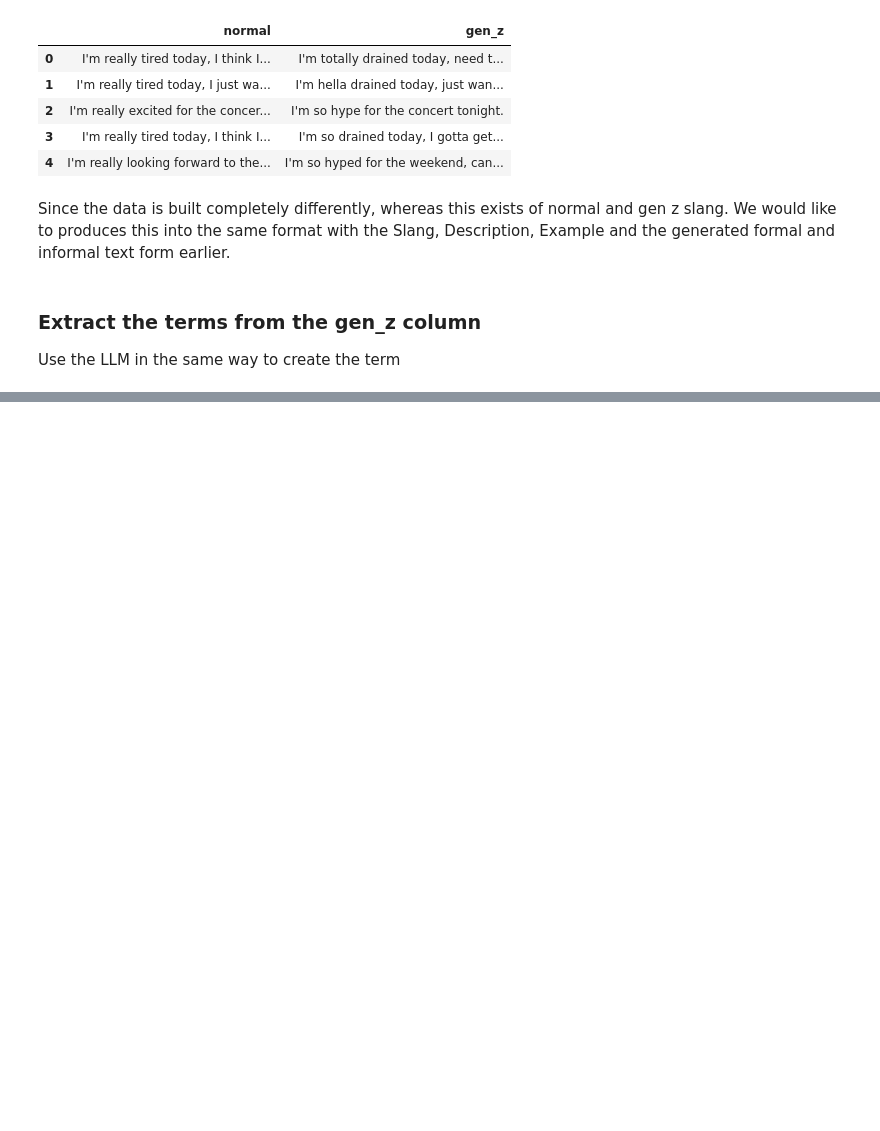
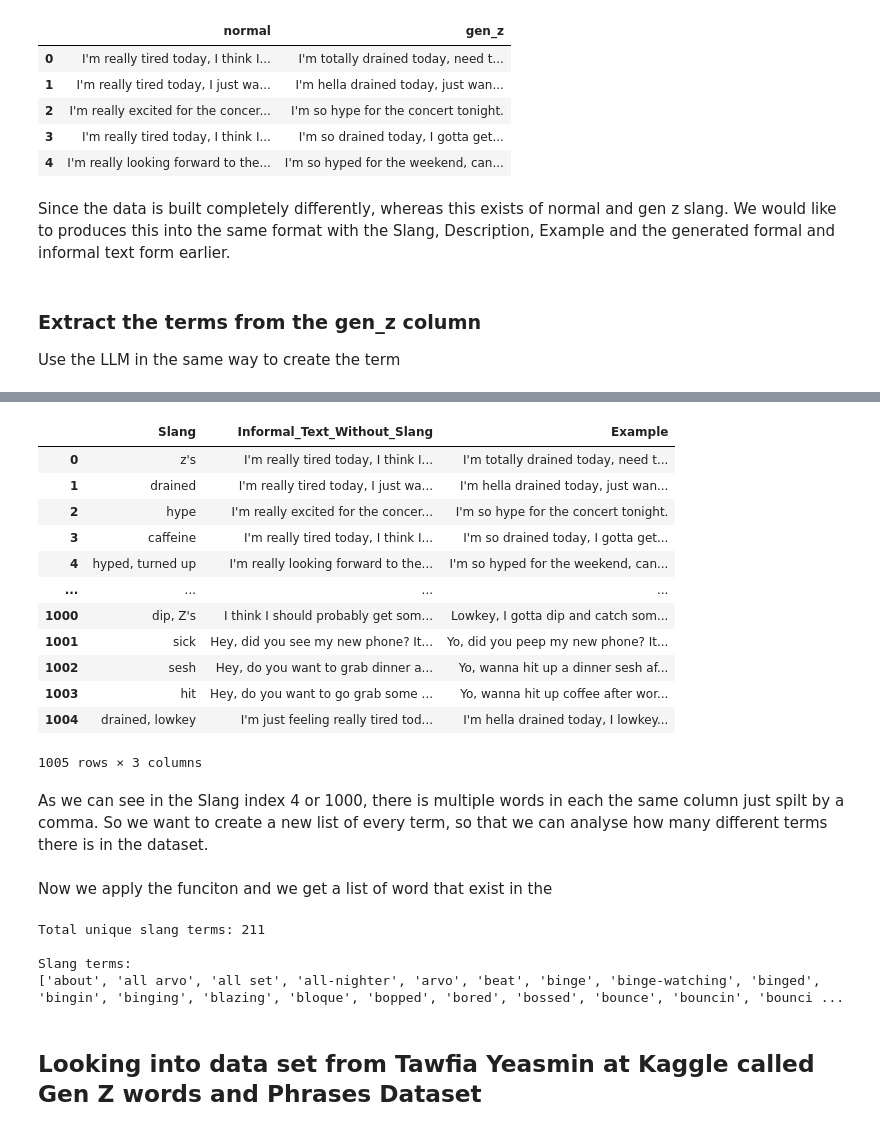
Before and after one commit to au-nlp/project-milestone-p2-group1, a Jupyter notebook: scripts/Data_Creation.ipynb, the cells around one changed output, grey strips where cells are left out. Saved outputs shown, nothing was run; the diff lists cells and outputs as text; code cells hidden in the pictures; blank space fills up the shorter version.

```diff
--- a/scripts/Data_Creation.ipynb
+++ b/scripts/Data_Creation.ipynb
@@ -75,0 +28,4 @@ def normalize_slang(example, slang, description, normal_text=""):
+# %%
+client = LLMClient()
+analyser = SlangAnalyzer()
+basepath = "../Data/"
@@ -287,8 +84,8 @@ KeyboardInterrupt
 # %%
-df_p = pd.DataFrame(dataset_pairs['train'])
+df_pairs = pd.DataFrame(dataset_pairs['train'])
 #df_p.set_index(['normal', 'gen_z'], inplace=True)
 #df_p.reset_index()
-df_p.head(5)
+df_pairs.head(5)
 # %% [output]
 |  | normal | gen_z |
 | 0 | I'm really tired today, I think I... | I'm totally drained today, need t... |
@@ -301,3 +98,21 @@ Since the data is built completely differently, whereas this exists of normal an
 # %% [markdown]
 ### Extract the terms from the gen_z column
 Use the LLM in the same way to create the term
+# %%
+prompt_extract = """You are a language refinement expert. You are extracting the slang term from the sentence.
+
+Requirements:
+- Provide ONLY the slang term with no explanations, quotes, or parentheses. It is only allowed to give me slang word in the sentence.
+- Output only UTF-8 text characters (no emojis or special symbols)
+- Do not include any meta-commentary about the task
+- Do not include any meta-commentary about the word
+
+Original text: {gen_z}
+
+Rewritten version:"""
+
+df_pairs = client.batch_process(
+    df_pairs,
+    prompt_template=prompt_extract,
+    output_column="Slang"
+)
@@ -303,0 +130,28 @@ Use the LLM in the same way to create the term
+# %%
+# Reorder the columns and rename them so they align more with MLBtrio dataset
+
+df_pairs = df_pairs[['Slang', 'gen_z', 'normal']].rename(columns={
+    'normal': 'Informal_Text_Without_Slang',
+    'gen_z': 'Example',
+    'Slang': 'Slang'
+})
+
+# Save it to it own dataset
+df_pairs.to_csv(basepath +"genz-slang-pairs-1k.csv", index=False)
+df_pairs
+# %% [output]
+|  | Slang | Informal_Text_Without_Slang | Example |
+| 0 | z's | I'm really tired today, I think I... | I'm totally drained today, need t... |
+| 1 | drained | I'm really tired today, I just wa... | I'm hella drained today, just wan... |
+| 2 | hype | I'm really excited for the concer... | I'm so hype for the concert tonight. |
+| 3 | caffeine | I'm really tired today, I think I... | I'm so drained today, I gotta get... |
+| 4 | hyped, turned up | I'm really looking forward to the... | I'm so hyped for the weekend, can... |
+| ... | ... | ... | ... |
+| 1000 | dip, Z's | I think I should probably get som... | Lowkey, I gotta dip and catch som... |
+| 1001 | sick | Hey, did you see my new phone? It... | Yo, did you peep my new phone? It... |
+| 1002 | sesh | Hey, do you want to grab dinner a... | Yo, wanna hit up a dinner sesh af... |
+| 1003 | hit | Hey, do you want to go grab some ... | Yo, wanna hit up coffee after wor... |
+| 1004 | drained, lowkey | I'm just feeling really tired tod... | I'm hella drained today, I lowkey... |
+1005 rows × 3 columns
+# %% [markdown]
+As we can see in the Slang index 4 or 1000, there is multiple words in each the same column just spilt by a comma. So we want to create a new list of every term, so that we can analyse how many different terms there is in the dataset.
@@ -303,0 +183,22 @@ Use the LLM in the same way to create the term
+# %% [markdown]
+Now we apply the funciton and we get a list of word that exist in the
+# %%
+slang_lists = df_pairs.Slang.apply(split_by_comma)
+
+# Set into dataframe to be able to analyse the data
+df_slang_set = pd.DataFrame(slang_lists)
+
+analysis_pairs : Dict = analyser.analyze(
+    df_slang_set,
+    column='Slang',
+    dataset_name='Programmer-RD-AI/genz-slang-pairs-1k'
+)
+analyser.show_total_statistics(analysis_pairs)
+analyser.show_duplication_analysis(analysis_pairs)
+# %% [output]
+Total unique slang terms: 211
+
+Slang terms:
+['about', 'all arvo', 'all set', 'all-nighter', 'arvo', 'beat', 'binge', 'binge-watching', 'binged', 'bingin', 'binging', 'blazing', 'bloque', 'bopped', 'bored', 'bossed', 'bounce', 'bouncin', 'bounci ...
+# %% [markdown]
+## Looking into data set from Tawfia Yeasmin at Kaggle called Gen Z words and Phrases Dataset
```
Also changed, not shown: parts of 56 cells of this notebook, 6 other files.
